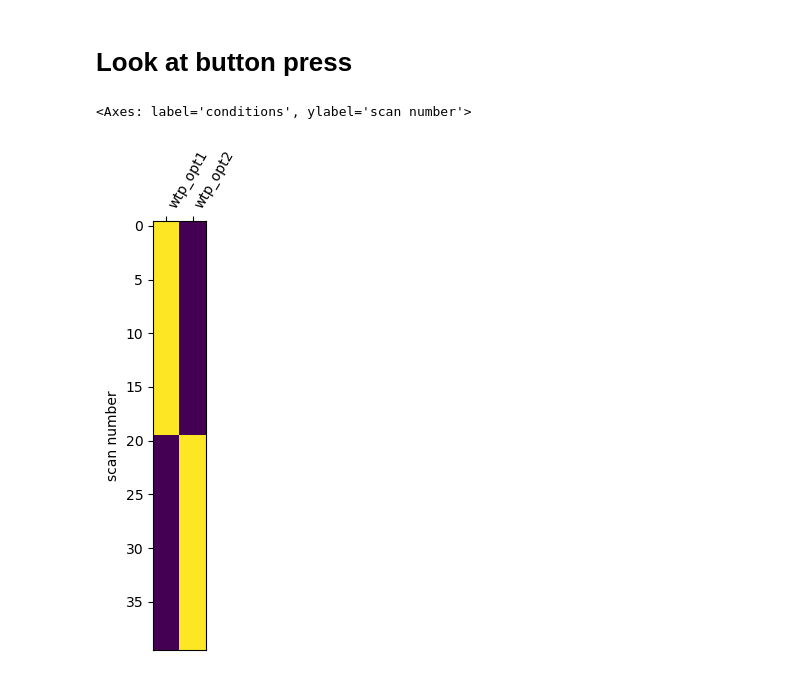
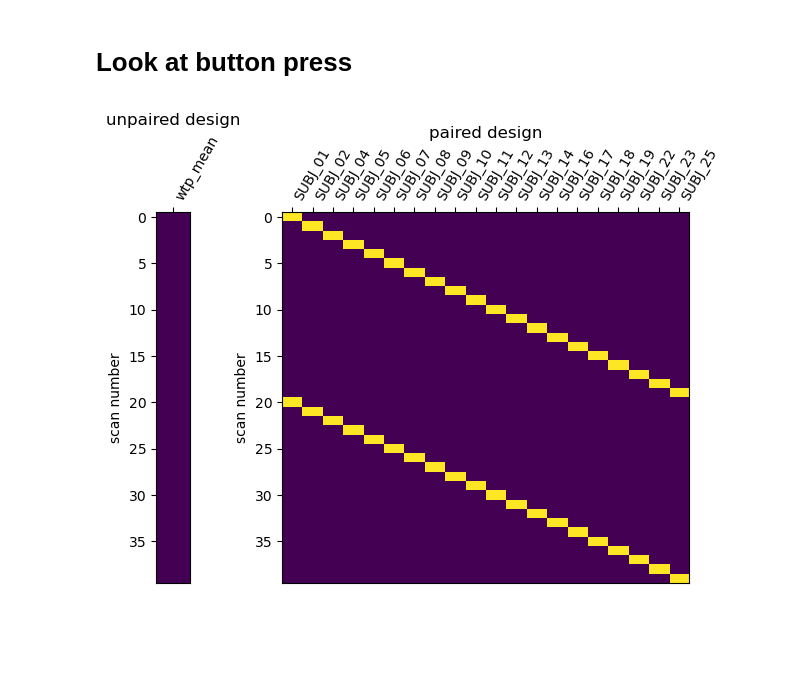
Before and after one commit to hugofluhr/learning-habits-analysis, a Jupyter notebook: notebooks/social-risk_second_lvl.ipynb, the cells around one changed output. Drawn from its saved outputs; the diff is of its cells as text; code cells hidden in the pictures; blank space fills up the shorter version.

```diff
--- a/notebooks/social-risk_second_lvl.ipynb
+++ b/notebooks/social-risk_second_lvl.ipynb
@@ -110,12 +111,8 @@ zmaps_WTP = list(tmaps_df['Opt1xWTP_statmap']) + list(tmaps_df['Opt2xWTP_statmap
 zmaps_WTP = [image.load_img(path) for path in zmaps_WTP]
 # %%
 X = pd.DataFrame({
-    'wtp_opt1': [1] * n_subs + [0] * n_subs,
-    'wtp_opt2': [0] * n_subs + [1] * n_subs
+    'wtp_mean': [1] * 2 * n_subs
 })
-#sub_effects = np.vstack((np.eye(n_subs),np.eye(n_subs)))
-#X = pd.concat([X, pd.DataFrame(sub_effects, columns=sub_ids)], axis=1)
-plot_design_matrix(X, rescale=False)
+sub_effects = np.vstack((np.eye(n_subs),np.eye(n_subs)))
+paired_X = pd.DataFrame(sub_effects, columns=sub_ids)
+unpaired_X = X.copy()
-# %% [output]
-<Axes: label='conditions', ylabel='scan number'>
-[figure, removed]
@@ -128,0 +119,20 @@ WTP_WB_zmap = second_level_model_sc.compute_contrast(contrast_vector, output_typ
+# %%
+_, (ax_unpaired, ax_paired) = plt.subplots(
+    1,
+    2,
+    gridspec_kw={"width_ratios": [1, 12]},
+    constrained_layout=True,
+)
+
+
+plotting.plot_design_matrix(
+    unpaired_X, rescale=False, ax=ax_unpaired
+)
+plot_design_matrix(
+    paired_X, rescale=False, ax=ax_paired
+)
+ax_unpaired.set_title("unpaired design", fontsize=12)
+ax_paired.set_title("paired design", fontsize=12)
+plotting.show()
+# %% [output]
+[figure, added]
```
Also changed, not shown: parts of 8 cells of this notebook.
